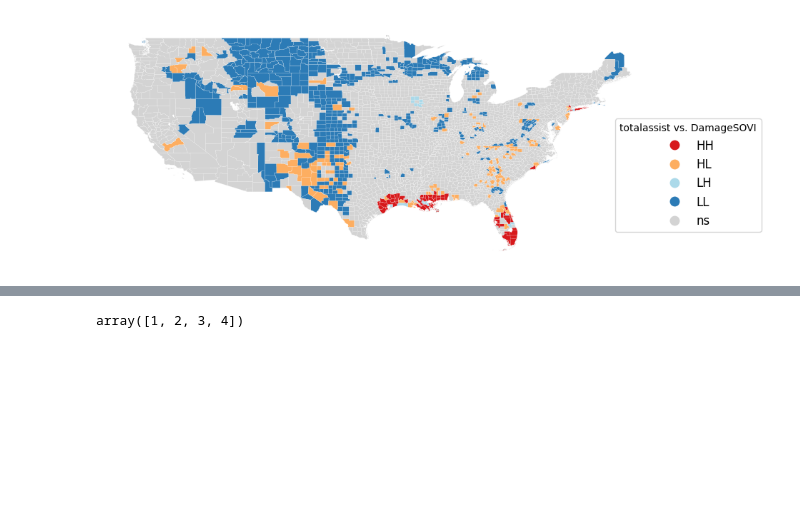
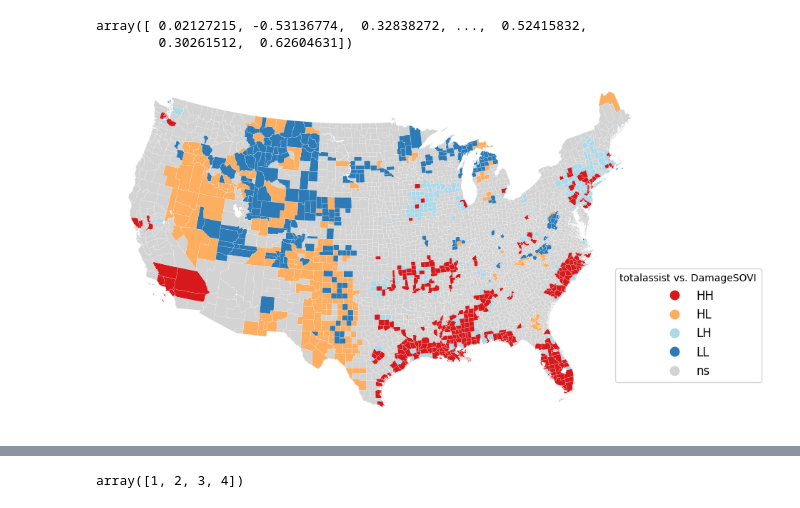
Before and after one commit to yuh2017/spatial-inequalities, a Jupyter notebook: Jupitor/Local_MoranI_revise.ipynb, the cells around one changed output, grey strips where cells are left out. Cells and saved outputs as stored; diff of their text form; code cells hidden in the pictures; blank space fills up the shorter version.

```diff
--- a/Jupitor/Local_MoranI_revise.ipynb
+++ b/Jupitor/Local_MoranI_revise.ipynb
@@ -126,9 +60,0 @@ plt.show()
-# %%
-#gdfjoined2['totalDamage2'] = ( gdfjoined2['totalDamage'] - gdfjoined2['totalDamage'].mean()) / gdfjoined2['totalDamage'].std()
-#gdfjoined2['totalAssist2'] = ( gdfjoined2['totalAssist'] - gdfjoined2['totalAssist'].mean()) / gdfjoined2['totalAssist'].std()
-#gdfjoined2['DamageSOVI2']  = ( gdfjoined2['DamageSOVI']  - gdfjoined2['DamageSOVI'].mean()) / gdfjoined2['DamageSOVI'].std()
-
-
-gdfjoined2['totalDamage2']  = scipy.stats.zscore( gdfjoined2['totalDamage'] )
-gdfjoined2['totalAssist2']  = scipy.stats.zscore( gdfjoined2['totalAssist'] )
-gdfjoined2['DamageSOVI2']   = scipy.stats.zscore( gdfjoined2['DamageSOVI'] )
@@ -191 +72,4 @@ Index(['STATE', 'STATEABBRV', 'COUNTY', 'COUNTYFIPS', 'STCOFIPS', 'POPULATION',
       dtype='object')
+# %%
+new_splited_col         = gdfjoined2["NAME"].str.split(",", n = 1, expand = True)
+gdfjoined2["cbsa"]     = new_splited_col[0]
@@ -191,0 +137,4 @@ Index(['STATE', 'STATEABBRV', 'COUNTY', 'COUNTYFIPS', 'STCOFIPS', 'POPULATION',
+# %%
+gdfjoined2['totalDamage2']  = np.log( gdfjoined2['totalDamage'] +1)
+gdfjoined2['totalAssist2']  = np.log( gdfjoined2['totalAssist'] +1)
+gdfjoined2['DamageSOVI2']   = np.log( gdfjoined2['DamageSOVI'] )
@@ -192,26 +206,26 @@ Index(['STATE', 'STATEABBRV', 'COUNTY', 'COUNTYFIPS', 'STCOFIPS', 'POPULATION',
 # %%
-y5 = ( gdfjoined2['totalAssist3'] ).values
-#w5 = Queen.from_dataframe( gdfjoined2 )
-
-#w5.transform = 'r'
-x5 = gdfjoined2['DamageSOVI'].values
+y5 = ( gdfjoined2['totalAssist2'] ).values
+x5 = gdfjoined2['SOVI_SCORE'].values
 moran_loc_bv5 = Moran_Local_BV(x5, y5, w1)
 
-gdfjoined2['DSVILossI'] = moran_loc_bv5.q
+gdfjoined2['label2']    = moran_loc_bv5.q
+gdfjoined2['x2']        = moran_loc_bv5.p_sim
+gdfjoined2['p_sim2']    = moran_loc_bv5.p_sim
+gdfjoined2['MoranI2']   = moran_loc_bv5.Is
 
-gdfjoined2['x'] = moran_loc_bv5.p_sim
-gdfjoined2['DSVILossp2'] = moran_loc_bv5.p_sim
-
-gdfjoined2.loc[ gdfjoined2['x'] < 0.05  ,'DSVILossp2'] = 1
-gdfjoined2.loc[ gdfjoined2['x'] >= 0.05 ,'DSVILossp2'] = 0
-
-gdfjoined2['DSVILossI'] = gdfjoined2['DSVILossI'] * gdfjoined2[ 'DSVILossp2' ]
+color_mapping = { 0: "grey", 1: "red", 2: "lightblue", 3: "darkblue", 4: "orange"  }
+gdfjoined2.loc[ gdfjoined2['x2'] >= 0.05 ,'label2'] = 0
+gdfjoined2["color2"] = gdfjoined2["label2"].map( color_mapping )
+# %%
+moran_loc_bv5.Is
+# %% [output]
+array([ 0.02127215, -0.53136774,  0.32838272, ...,  0.52415832,
+        0.30261512,  0.62604631])
 # %%
 lisa_cluster(moran_loc_bv5, gdfjoined2, p=0.05,
              legend_kwds={'loc': 'lower right',  'title': "totalassist vs. DamageSOVI",
-                                                                'bbox_to_anchor': (1.2, 0.1),
-                                                                'fontsize':'large' },
-                                                                 figsize=(10, 12), )
+                            'bbox_to_anchor': (1.2, 0.1), 'fontsize':'large' },
+                            figsize=(10, 12), )
 plt.show()
 # %% [output]
-[figure, old version]
+[figure, new version]
```
Also changed, not shown: parts of 45 cells of this notebook, 15 other files.
